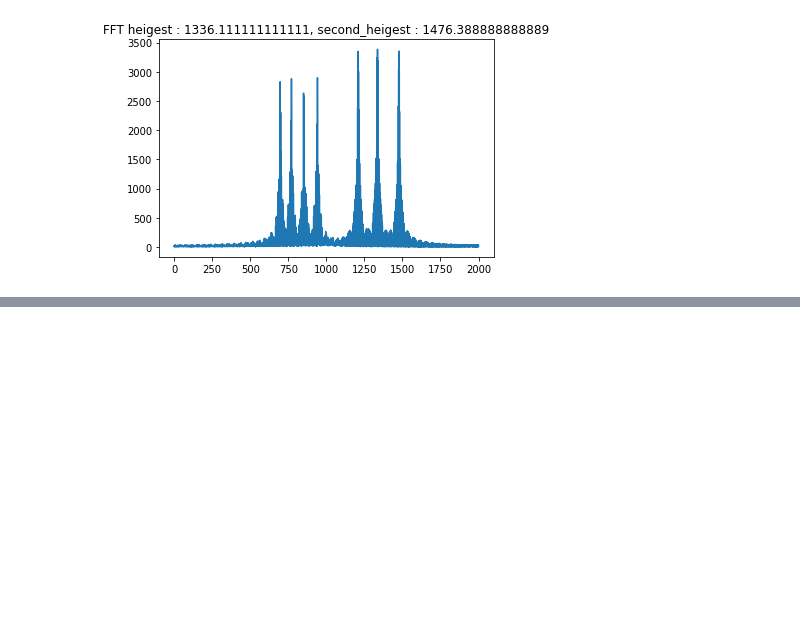
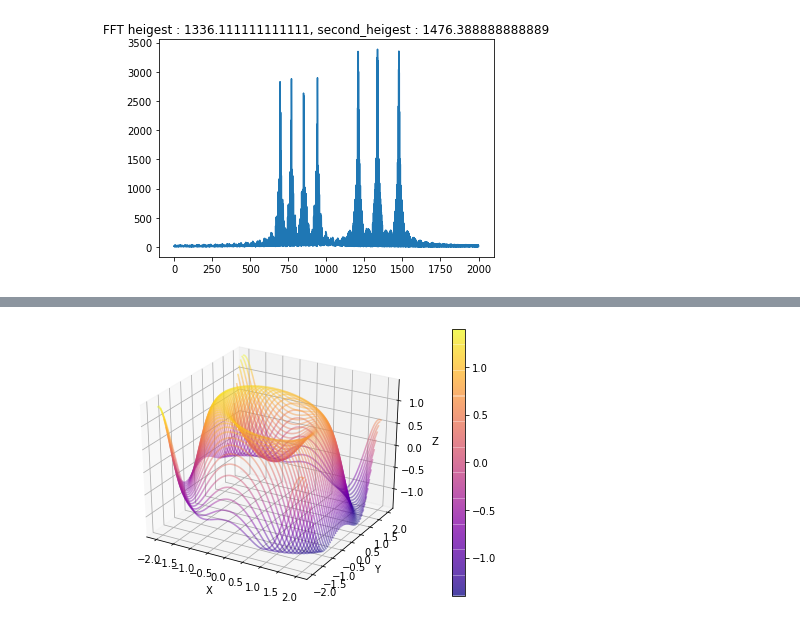
Before and after one commit to efurlanm/pyth, a Jupyter notebook: plotsnippets.ipynb, the cells around one changed output, grey strips where cells are left out. Saved outputs shown, nothing was run; the diff lists cells and outputs as text; code cells hidden in the pictures; blank space fills up the shorter version.

```diff
--- a/plotsnippets.ipynb
+++ b/plotsnippets.ipynb
@@ -296,0 +332,44 @@ plt.show()
+# %%
+import numpy as np; import matplotlib.pyplot as plt
+from matplotlib.collections import LineCollection
+from mpl_toolkits.mplot3d import Axes3D
+def waterfall_plot(fig,ax,X,Y,Z,**kwargs):
+    '''
+    Make a waterfall plot
+    Input:
+        fig,ax : matplotlib figure and axes to populate
+        Z : n,m numpy array. Must be a 2d array even if only one line should be plotted
+        X,Y : n,m array
+        kwargs : kwargs are directly passed to the LineCollection object
+    '''
+    # Set normalization to the same values for all plots
+    norm = plt.Normalize(Z.min().min(), Z.max().max())
+    # Check sizes to loop always over the smallest dimension
+    n,m = Z.shape
+    if n>m:
+        X=X.T; Y=Y.T; Z=Z.T
+        m,n = n,m
+
+    for j in range(n):
+        # reshape the X,Z into pairs
+        points = np.array([X[j,:], Z[j,:]]).T.reshape(-1, 1, 2)
+        segments = np.concatenate([points[:-1], points[1:]], axis=1)
+        # The values used by the colormap are the input to the array parameter
+        lc = LineCollection(segments, cmap='plasma', norm=norm, array=(Z[j,1:]+Z[j,:-1])/2, **kwargs)
+        line = ax.add_collection3d(lc,zs=(Y[j,1:]+Y[j,:-1])/2, zdir='y') # add line to axes
+
+    fig.colorbar(lc) # add colorbar, as the normalization is the same for all
+    # it doesent matter which of the lc objects we use
+    ax.auto_scale_xyz(X,Y,Z) # set axis limits
+x = np.linspace(-2,2, 500)
+y = np.linspace(-2,2, 60)
+X,Y = np.meshgrid(x,y)
+Z = np.sin(X**2+Y**2)-.2*X
+# Generate waterfall plot
+fig = plt.figure()
+ax = fig.add_subplot(111, projection='3d')
+waterfall_plot(fig,ax,X,Y,Z,linewidth=1.5,alpha=0.5)
+ax.set_xlabel('X'); ax.set_ylabel('Y'); ax.set_zlabel('Z')
+fig.tight_layout()
+# %% [output]
+[figure, added]
```
Also changed, not shown: parts of 16 cells of this notebook, 2 other files.
